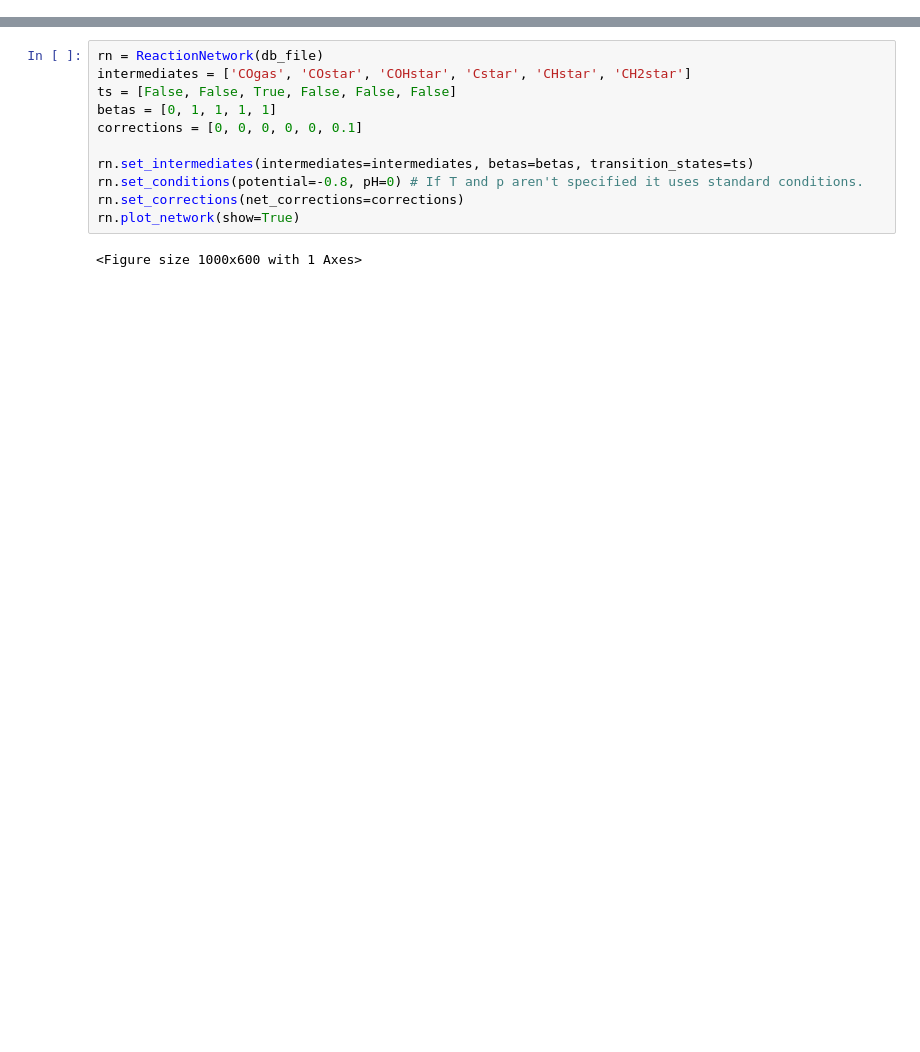
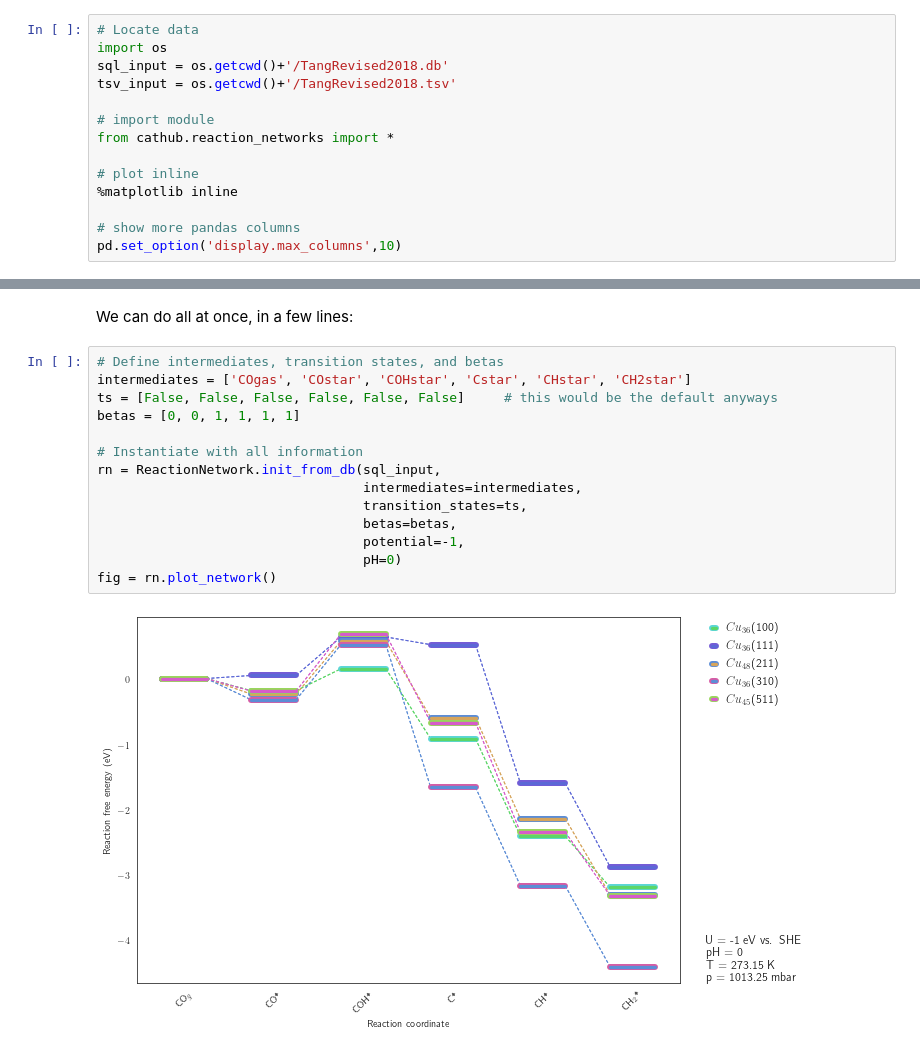
Before and after one commit to SUNCAT-Center/CatHub, a Jupyter notebook: tutorials/2_reaction_network_plotter/plot_network.ipynb, the cells around one changed output, grey strips where cells are left out. Saved outputs shown, nothing was run; the diff lists cells and outputs as text; blank space fills up the shorter version.

Commit message:
Extended to various input file formats for reaction network and corrections. Code cleanup. New tutorial.

```diff
--- a/tutorials/2_reaction_network_plotter/plot_network.ipynb
+++ b/tutorials/2_reaction_network_plotter/plot_network.ipynb
@@ -13,0 +6,14 @@ Lastly, we specify corrections. This can be done by simpy adding net corrections
+# %%
+# Locate data
+import os
+sql_input = os.getcwd()+'/TangRevised2018.db'
+tsv_input = os.getcwd()+'/TangRevised2018.tsv'
+
+# import module
+from cathub.reaction_networks import *
+
+# plot inline
+%matplotlib inline
+
+# show more pandas columns
+pd.set_option('display.max_columns',10)
@@ -14,13 +142,18 @@ Lastly, we specify corrections. This can be done by simpy adding net corrections
+# %% [markdown]
+We can do all at once, in a few lines:
 # %%
-rn = ReactionNetwork(db_file)
+# Define intermediates, transition states, and betas
 intermediates = ['COgas', 'COstar', 'COHstar', 'Cstar', 'CHstar', 'CH2star']
-ts = [False, False, True, False, False, False]
-betas = [0, 1, 1, 1, 1]
-corrections = [0, 0, 0, 0, 0, 0.1]
+ts = [False, False, False, False, False, False]     # this would be the default anyways
+betas = [0, 0, 1, 1, 1, 1]
 
-rn.set_intermediates(intermediates=intermediates, betas=betas, transition_states=ts)
-rn.set_conditions(potential=-0.8, pH=0) # If T and p aren't specified it uses standard conditions.
-rn.set_corrections(net_corrections=corrections)
-rn.plot_network(show=True)
+# Instantiate with all information
+rn = ReactionNetwork.init_from_db(sql_input,
+                                  intermediates=intermediates,
+                                  transition_states=ts,
+                                  betas=betas,
+                                  potential=-1,
+                                  pH=0)
+fig = rn.plot_network()
 # %% [output]
-<Figure size 1000x600 with 1 Axes>
+[figure, added]
```
Also changed, not shown: parts of 22 cells of this notebook, 5 other files.
